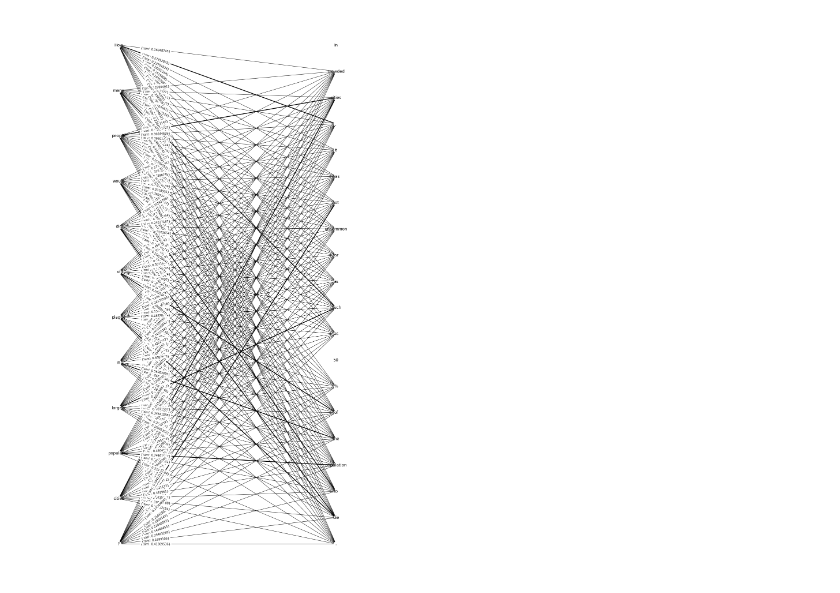
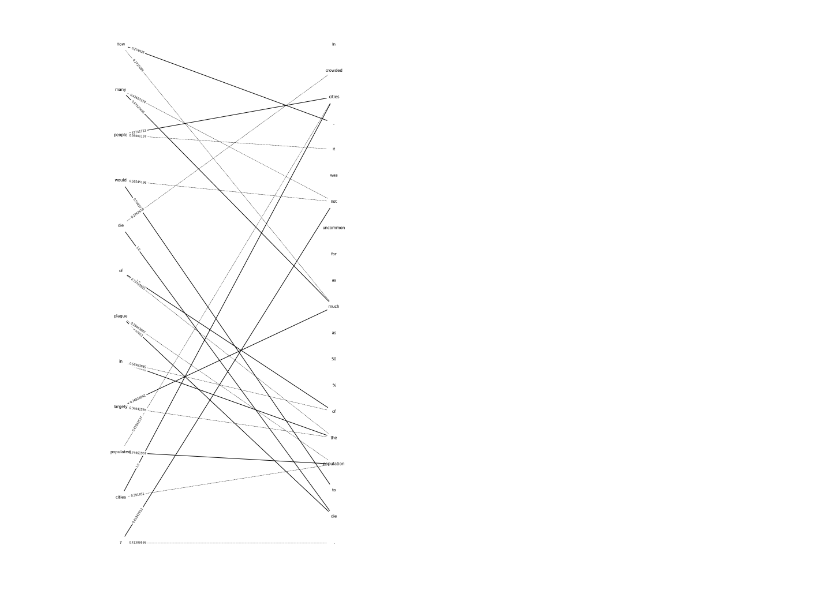
Before and after one commit to ilan006/Maitrise, a Jupyter notebook: Alignement/graph/graph_bipartite.ipynb, the cells around one changed output. Saved outputs shown, nothing was run; the diff lists cells and outputs as text; code cells hidden in the pictures.

```diff
--- a/Alignement/graph/graph_bipartite.ipynb
+++ b/Alignement/graph/graph_bipartite.ipynb
@@ -15,12 +16,12 @@ from utils import *
 import fastText
 model = fastText.load_model('../../../Divers_Data_Maitrise/wiki.simple/wiki.simple.bin')
 # %%
-# def Alignement_graph_bipartite(question, sequence):
-
-def Alignement_graph_bipartite(question,sequence,ignore_edge_value = 0.0):
+def Alignement_graph_bipartite(question,sequence, nb_alignement_a_afficher = 1 ):
     '''
     Fonction qui crée un graphe bipartit (question, sentence) et qui affecte la similarité cosine comme poids de chaque arete.
     '''
+
+    nb_alignement_a_afficher = max(1,nb_alignement_a_afficher)
     G=nx.Graph()
 
     list_words_question = word_tokenize(question)
@@ -38,43 +39,49 @@ def Alignement_graph_bipartite(question,sequence,ignore_edge_value = 0.0):
 
 
     list_major_edges = []
-    for i in range(0,nb_words_sequence):
+    list_minor_edges = []
+    edge_labels = {}
+    for i in range(0,nb_words_sequence): # mots de la phrase
         num_node = nb_words_question + i
         G.add_node(num_node)
         labels[num_node]=list_words_sequence[i]
 
         fixed_positions[num_node] = (2,y_linspace_sentence[nb_words_sequence-i-1])
 
-    for i in range(0,nb_words_question):
+    for i in range(0,nb_words_question): # mots de la question
         G.add_node(i)
         labels[i]=list_words_question[i]
         fixed_positions[i] = (0,y_linspace_question[nb_words_question-i-1])
 
         max_sim = 0.0
         major_edge = None
+        edges_list = []
+        edges_sim_dict ={}
         vect_word_question = model.get_word_vector(list_words_question[i])
         for j in range(0,nb_words_sequence):
             num_node = nb_words_question + j
             vect_word_sentence = model.get_word_vector(list_words_sequence[j])
             sim=cosine_similarity(vect_word_sentence, vect_word_question)
-            if ignore_edge_value<sim:
-                G.add_edge(i,num_node,sim=sim)
-            if max_sim<sim :
-                max_sim = sim
-                major_edge = (i,num_node)
-        if major_edge != None : list_major_edges.append(major_edge)
 
+            edges_sim_dict[len(edges_list)]=sim
+            edges_list.append((i,num_node, sim))
+            G.add_edge(i,num_node,sim=sim)
+
+        edges_sorted = sorted(edges_sim_dict.items(), key=operator.itemgetter(1), reverse=True)[0:nb_alignement_a_afficher]
+        list_major_edges.append(edges_list[edges_sorted[0][0]])
+        edge_labels[(edges_list[edges_sorted[0][0]][1],edges_list[edges_sorted[0][0]][0])]=edges_list[edges_sorted[0][0]][2]
+        for k in range(1,len(edges_sorted)):
+            list_minor_edges.append(edges_list[edges_sorted[k][0]])
+            edge_labels[(edges_list[edges_sorted[k][0]][1],edges_list[edges_sorted[k][0]][0])]=edges_list[edges_sorted[k][0]][2]
 
     pos = nx.spring_layout(G,pos=fixed_positions, fixed=fixed_positions.keys())
-    weight_label = nx.get_edge_attributes(G,'weight')
-
     plt.figure(3,figsize=(15,height_colum*1.75))
-    nx.draw_networkx_nodes(G,pos,node_color='w')
+    nx.draw_networkx_nodes(G,pos,node_color='w',node_size=2500)
     nx.draw_networkx_labels(G,pos,labels,font_size=14)
-    nx.draw_networkx_labels(G,pos,weight_label,font_size=12)
-    nx.draw_networkx_edge_labels(G,pos,node_color='b', label_pos=0.83)
-    nx.draw_networkx_edges(G,pos,node_color='b')
-    nx.draw_networkx_edges(G,pos,node_color='b',edgelist =list_major_edges,  width = 2.5)
+    nx.draw_networkx_edge_labels(G,pos,node_color='b',edge_labels=edge_labels, label_pos=0.08)
+    nx.draw_networkx_edges(G,pos,node_color='b', edgelist =list_major_edges,  width = 2.0)
+    nx.draw_networkx_edges(G,pos,node_color='b', edgelist =list_minor_edges,style = 'dashed',  width = 1.0)
 
     plt.axis('off')
+#     plt.savefig("Graph.png", format="PNG") # pour enregistrer l'image dans un fichier
     plt.show()
@@ -85,5 +104,4 @@ Alignement_graph_bipartite(" What monument is in memory of the largest insurrect
 # %%
-Alignement_graph_bipartite(" How many people would die of plague in largely populated cities? "," In crowded cities, it was not uncommon for as much as 50% of the population to die. ", 0.
-                           0)
+Alignement_graph_bipartite(" How many people would die of plague in largely populated cities? "," In crowded cities, it was not uncommon for as much as 50% of the population to die. ", 2)
 # %% [output]
-[figure, old version]
+[figure, new version]
```
Also changed, not shown: parts of 10 cells of this notebook, 2 other files.
